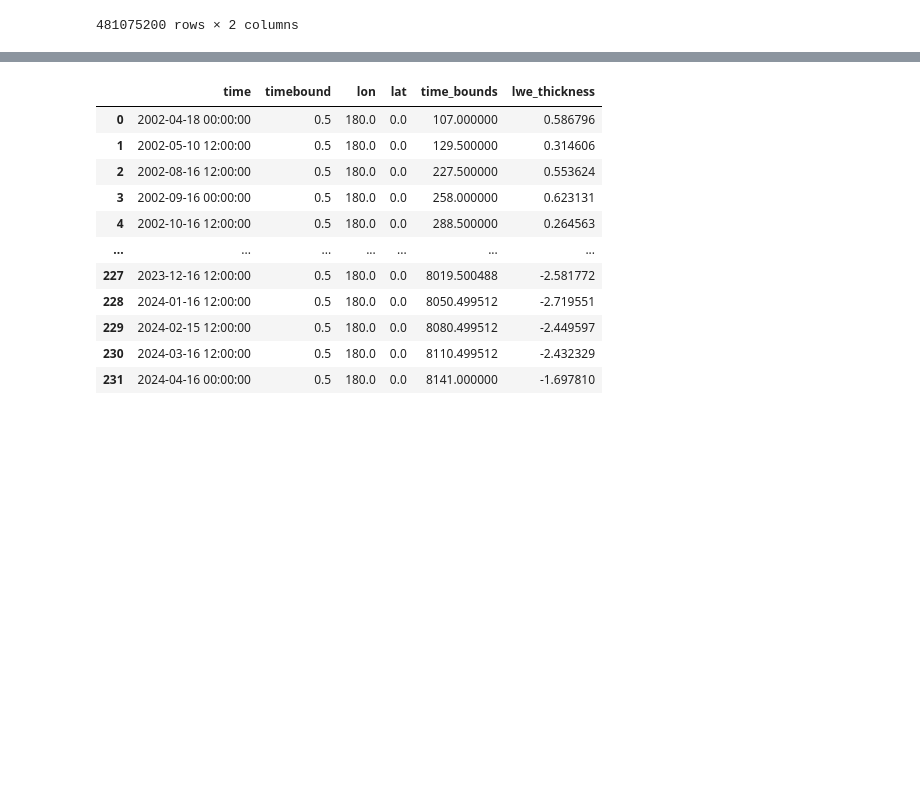
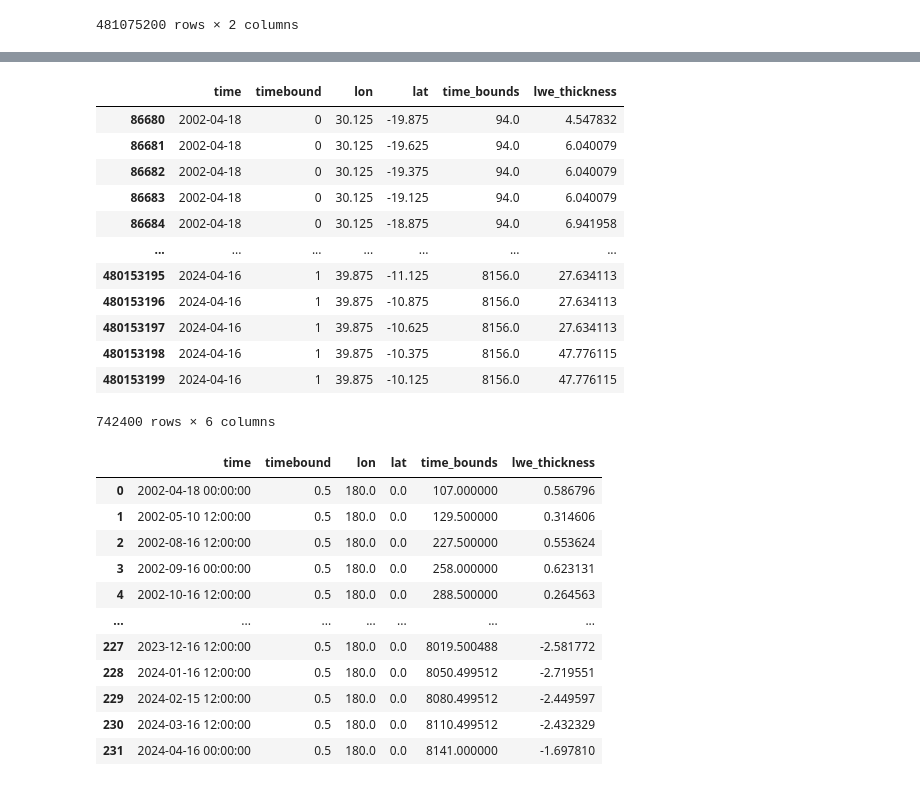
Before and after one commit to Ainard09/ai4ls_2_water_prediction, a Jupyter notebook: Task_2/CSR_GRACE.ipynb, the cells around one changed output, grey strips where cells are left out. Saved outputs shown, nothing was run; the diff lists cells and outputs as text; code cells hidden in the pictures; blank space fills up the shorter version.

```diff
--- a/Task_2/CSR_GRACE.ipynb
+++ b/Task_2/CSR_GRACE.ipynb
@@ -209,0 +271,22 @@ df.reset_index(inplace=True)
+# %%
+lat_start = patch["lat_start"]
+lat_end = patch["lat_end"]
+long_start = patch["long_start"]
+long_end = patch["long_end"]
+
+df_patch = df.query("@long_start <= lon <= @long_end and @lat_start <= lat <= @lat_end")
+df_patch
+# %% [output]
+|  | time | timebound | lon | lat | time_bounds | lwe_thickness |
+| 86680 | 2002-04-18 | 0 | 30.125 | -19.875 | 94.0 | 4.547832 |
+| 86681 | 2002-04-18 | 0 | 30.125 | -19.625 | 94.0 | 6.040079 |
+| 86682 | 2002-04-18 | 0 | 30.125 | -19.375 | 94.0 | 6.040079 |
+| 86683 | 2002-04-18 | 0 | 30.125 | -19.125 | 94.0 | 6.040079 |
+| 86684 | 2002-04-18 | 0 | 30.125 | -18.875 | 94.0 | 6.941958 |
+| ... | ... | ... | ... | ... | ... | ... |
+| 480153195 | 2024-04-16 | 1 | 39.875 | -11.125 | 8156.0 | 27.634113 |
+| 480153196 | 2024-04-16 | 1 | 39.875 | -10.875 | 8156.0 | 27.634113 |
+| 480153197 | 2024-04-16 | 1 | 39.875 | -10.625 | 8156.0 | 27.634113 |
+| 480153198 | 2024-04-16 | 1 | 39.875 | -10.375 | 8156.0 | 47.776115 |
+| 480153199 | 2024-04-16 | 1 | 39.875 | -10.125 | 8156.0 | 47.776115 |
+742400 rows × 6 columns
```
Also changed, not shown: parts of 8 cells of this notebook, 1 other file.
